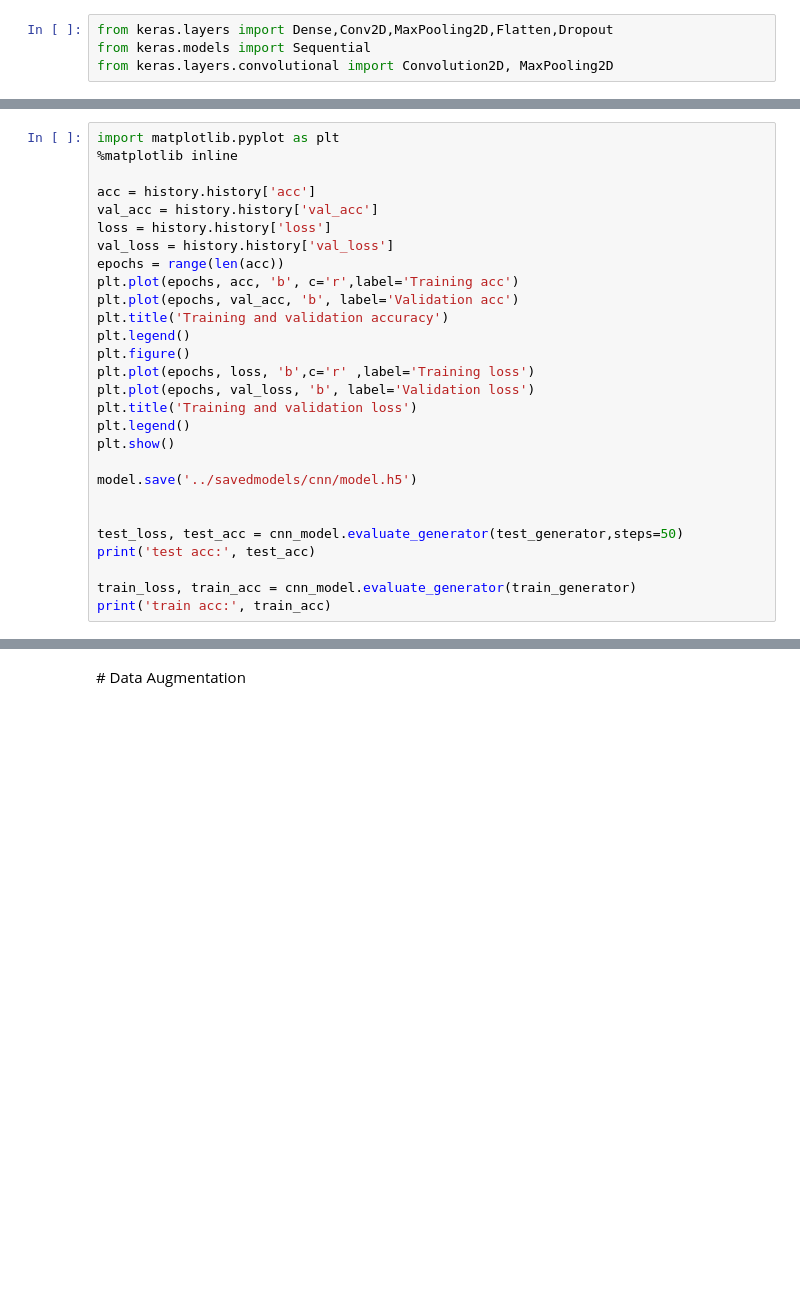
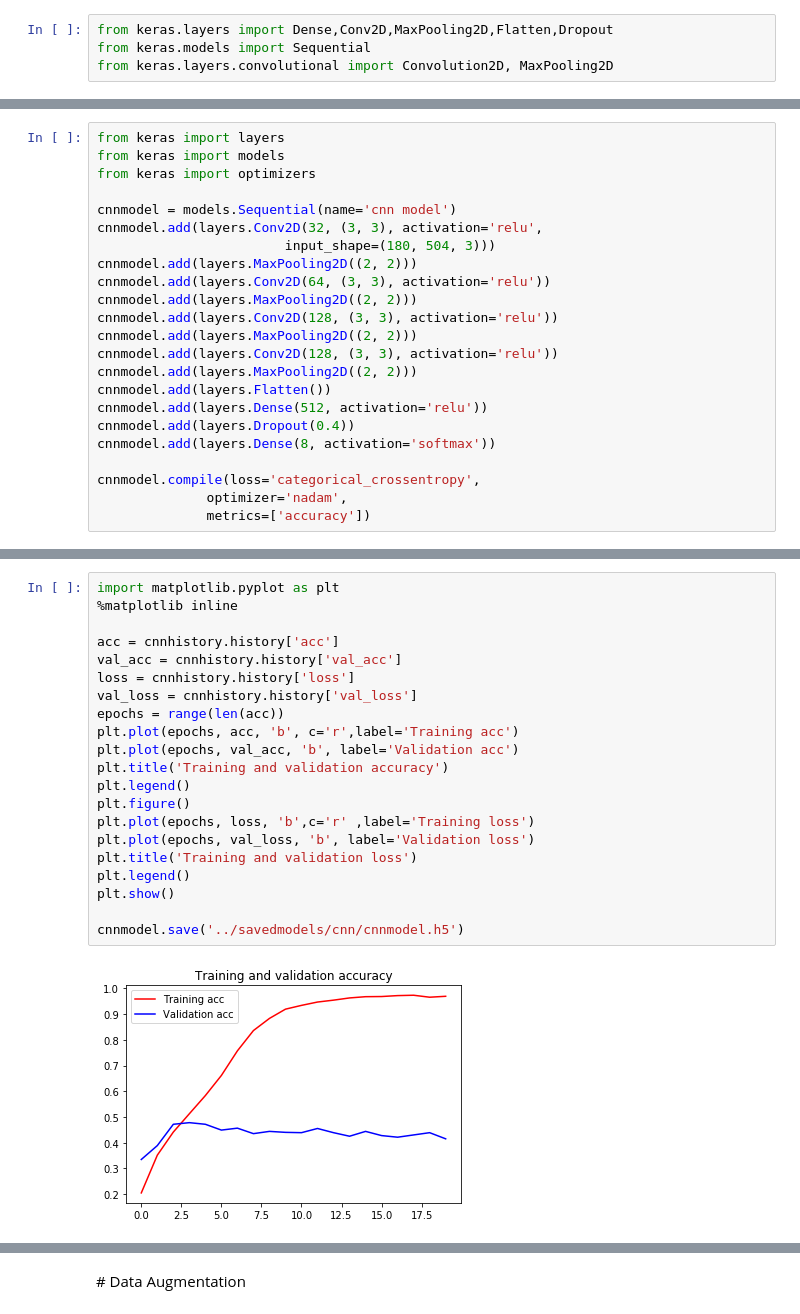
Before and after one commit to megan91292/Final-Capstone, a Jupyter notebook: Models/CNN & Transfer Learning.ipynb, the cells around one changed output, grey strips where cells are left out. Saved outputs shown, nothing was run; the diff lists cells and outputs as text; blank space fills up the shorter version.

```diff
--- a/Models/CNN & Transfer Learning.ipynb
+++ b/Models/CNN & Transfer Learning.ipynb
@@ -119,0 +82,23 @@ Epoch 1/15
+# %%
+from keras import layers
+from keras import models
+from keras import optimizers
+
+cnnmodel = models.Sequential(name='cnn model')
+cnnmodel.add(layers.Conv2D(32, (3, 3), activation='relu',
+                        input_shape=(180, 504, 3)))
+cnnmodel.add(layers.MaxPooling2D((2, 2)))
+cnnmodel.add(layers.Conv2D(64, (3, 3), activation='relu'))
+cnnmodel.add(layers.MaxPooling2D((2, 2)))
+cnnmodel.add(layers.Conv2D(128, (3, 3), activation='relu'))
+cnnmodel.add(layers.MaxPooling2D((2, 2)))
+cnnmodel.add(layers.Conv2D(128, (3, 3), activation='relu'))
+cnnmodel.add(layers.MaxPooling2D((2, 2)))
+cnnmodel.add(layers.Flatten())
+cnnmodel.add(layers.Dense(512, activation='relu'))
+cnnmodel.add(layers.Dropout(0.4))
+cnnmodel.add(layers.Dense(8, activation='softmax'))
+
+cnnmodel.compile(loss='categorical_crossentropy',
+              optimizer='nadam',
+              metrics=['accuracy'])
@@ -120,28 +127,23 @@ Epoch 1/15
 # %%
 import matplotlib.pyplot as plt
 %matplotlib inline
 
-acc = history.history['acc']
-val_acc = history.history['val_acc']
-loss = history.history['loss']
-val_loss = history.history['val_loss']
+acc = cnnhistory.history['acc']
+val_acc = cnnhistory.history['val_acc']
+loss = cnnhistory.history['loss']
+val_loss = cnnhistory.history['val_loss']
 epochs = range(len(acc))
 plt.plot(epochs, acc, 'b', c='r',label='Training acc')
 plt.plot(epochs, val_acc, 'b', label='Validation acc')
 plt.title('Training and validation accuracy')
 plt.legend()
 plt.figure()
 plt.plot(epochs, loss, 'b',c='r' ,label='Training loss')
 plt.plot(epochs, val_loss, 'b', label='Validation loss')
 plt.title('Training and validation loss')
 plt.legend()
 plt.show()
 
-model.save('../savedmodels/cnn/model.h5')
-
-
-test_loss, test_acc = cnn_model.evaluate_generator(test_generator,steps=50)
-print('test acc:', test_acc)
-
-train_loss, train_acc = cnn_model.evaluate_generator(train_generator)
-print('train acc:', train_acc)
+cnnmodel.save('../savedmodels/cnn/cnnmodel.h5')
+# %% [output]
+[figure, added]
```
Also changed, not shown: parts of 46 cells of this notebook, 8 other files.
